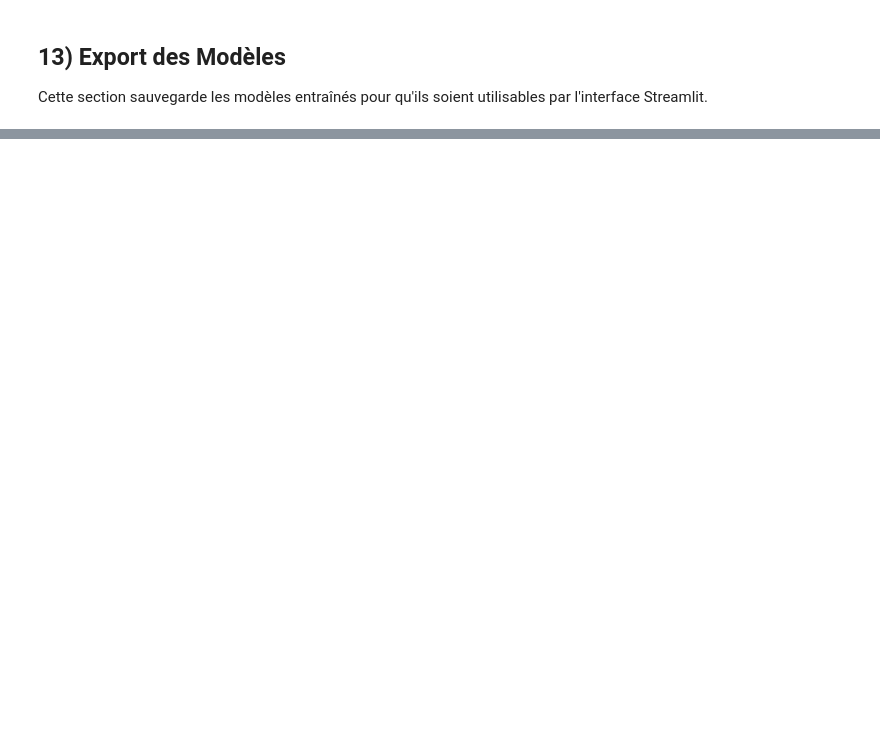
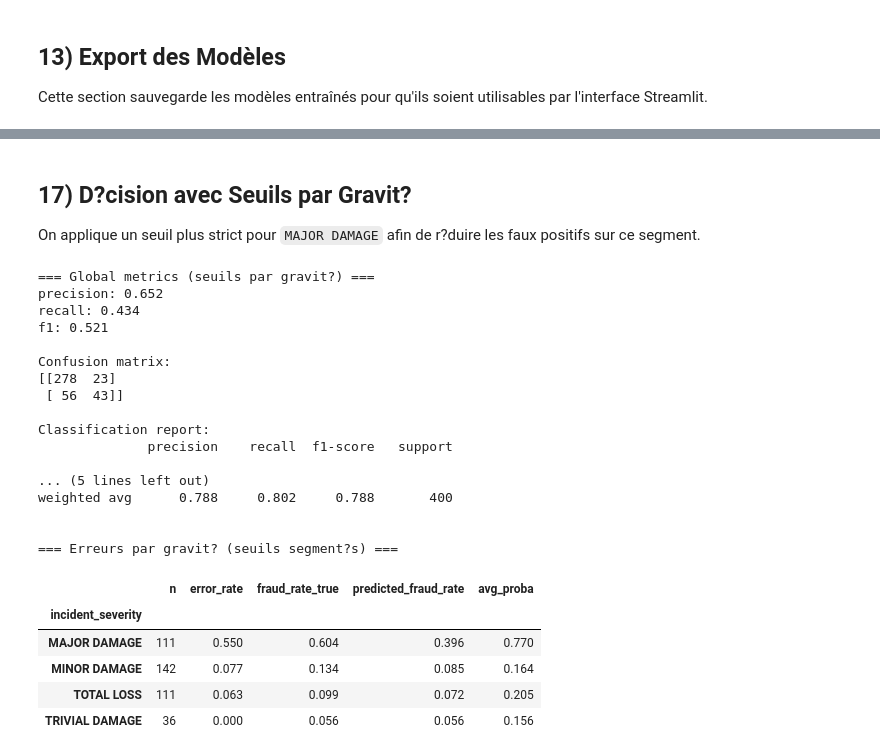
Before and after one commit to bayrem2025/ML-project, a Jupyter notebook: process/etape3_modelisation.ipynb, the cells around one changed output, grey strips where cells are left out. Cells and saved outputs as stored; diff of their text form; code cells hidden in the pictures; blank space fills up the shorter version.

```diff
--- a/process/etape3_modelisation.ipynb
+++ b/process/etape3_modelisation.ipynb
@@ -484,0 +786,75 @@ else:
+# %% [markdown]
+## 17) D?cision avec Seuils par Gravit?
+
+On applique un seuil plus strict pour `MAJOR DAMAGE` afin de r?duire les faux positifs sur ce segment.
+# %%
+# Pr?requis: variables de la section diagnostic (model_for_diag, X_test, y_test, proba_diag)
+if "proba_diag" not in globals():
+    proba_diag = model_for_diag.predict_proba(X_test)[:, 1]
+
+# Seuils par segment (? ajuster)
+severity_thresholds = {
+    "MAJOR DAMAGE": 0.80,
+    "MINOR DAMAGE": 0.50,
+    "TOTAL LOSS": 0.50,
+    "TRIVIAL DAMAGE": 0.50
+}
+
+sev = X_test["incident_severity"].reset_index(drop=True)
+thr_row = sev.map(severity_thresholds).fillna(0.50).values
+pred_seg = (proba_diag >= thr_row).astype(int)
+
+from sklearn.metrics import classification_report, confusion_matrix, precision_score, recall_score, f1_score
+
+y_true_seg = y_test.reset_index(drop=True).values
+print("=== Global metrics (seuils par gravit?) ===")
+print("precision:", round(precision_score(y_true_seg, pred_seg), 3))
+print("recall:", round(recall_score(y_true_seg, pred_seg), 3))
+print("f1:", round(f1_score(y_true_seg, pred_seg), 3))
+print("\nConfusion matrix:")
+print(confusion_matrix(y_true_seg, pred_seg))
+print("\nClassification report:")
+print(classification_report(y_true_seg, pred_seg, digits=3))
+
+seg_eval = pd.DataFrame({
+    "incident_severity": sev,
+    "y_true": y_true_seg,
+    "y_pred_seg": pred_seg,
+    "proba": proba_diag
+})
+seg_eval["is_error"] = (seg_eval["y_true"] != seg_eval["y_pred_seg"]).astype(int)
+
+summary = seg_eval.groupby("incident_severity").agg(
+    n=("is_error", "size"),
+    error_rate=("is_error", "mean"),
+    fraud_rate_true=("y_true", "mean"),
+    predicted_fraud_rate=("y_pred_seg", "mean"),
+    avg_proba=("proba", "mean")
+).sort_values("error_rate", ascending=False)
+
+print("\n=== Erreurs par gravit? (seuils segment?s) ===")
+display(summary.round(3))
+# %% [output]
+=== Global metrics (seuils par gravit?) ===
+precision: 0.652
+recall: 0.434
+f1: 0.521
+
+Confusion matrix:
+[[278  23]
+ [ 56  43]]
+
+Classification report:
+              precision    recall  f1-score   support
+
+... (5 lines left out)
+weighted avg      0.788     0.802     0.788       400
+
+
+=== Erreurs par gravit? (seuils segment?s) ===
+|  | n | error_rate | fraud_rate_true | predicted_fraud_rate | avg_proba |
+| incident_severity |  |  |  |  |  |
+| MAJOR DAMAGE | 111 | 0.550 | 0.604 | 0.396 | 0.770 |
+| MINOR DAMAGE | 142 | 0.077 | 0.134 | 0.085 | 0.164 |
+| TOTAL LOSS | 111 | 0.063 | 0.099 | 0.072 | 0.205 |
+| TRIVIAL DAMAGE | 36 | 0.000 | 0.056 | 0.056 | 0.156 |
```
Also changed, not shown: parts of 11 cells of this notebook, 9 other files.
